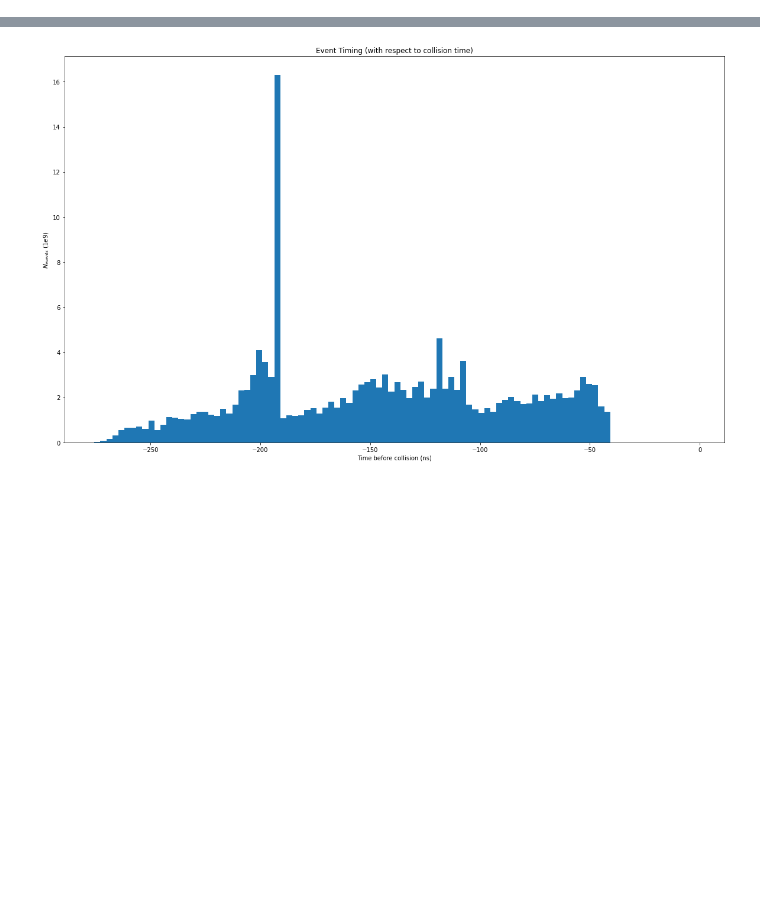
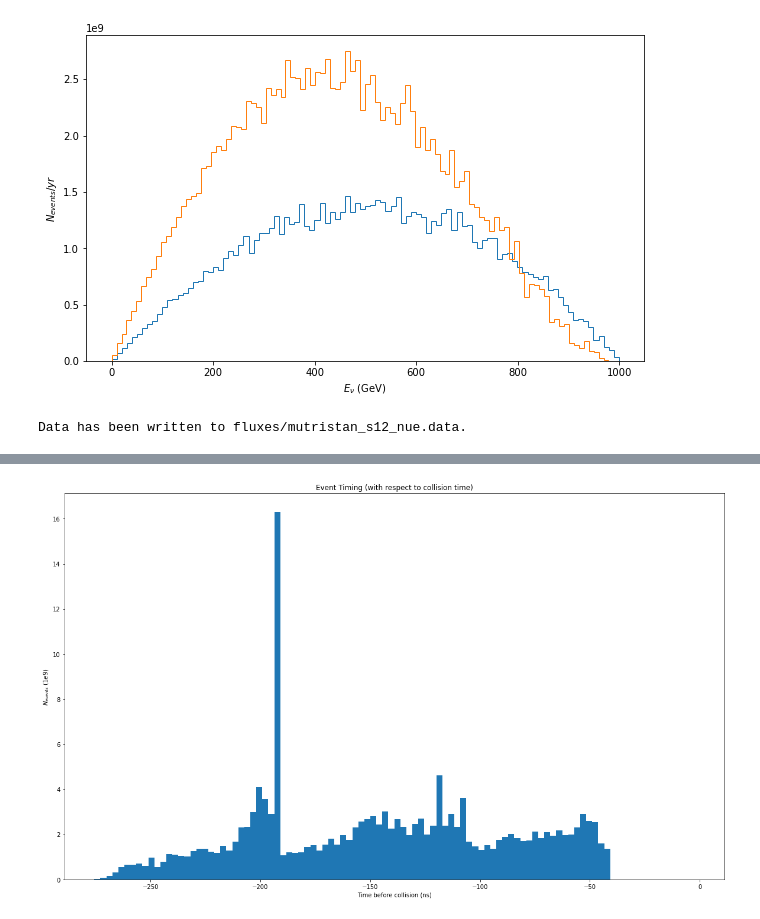
Before and after one commit to mhostert/BIN_MC, a Jupyter notebook: notizbuch_mit_genie.ipynb, the cells around one changed output, grey strips where cells are left out. Saved outputs shown, nothing was run; the diff lists cells and outputs as text; code cells hidden in the pictures; blank space fills up the shorter version.

```diff
--- a/notizbuch_mit_genie.ipynb
+++ b/notizbuch_mit_genie.ipynb
@@ -23,0 +8,2 @@ Total Count: 1.69e+11 events; took 0.828 s
+# %%
+sim = SimulateDetector(param = 'mutristan s', N_evals = 1e6)
@@ -23,0 +14,2 @@ Total Count: 1.69e+11 events; took 0.828 s
+# %%
+sim.run(collision = 'mu+e-', Lss = 12)
@@ -24,3 +36,12 @@ Total Count: 1.69e+11 events; took 0.828 s
+# %%
+sim.energies(part = 'numubar', fs = (10,6))
+sim.energies(part = 'nue', fs = None)
+# %% [output]
+[figure, added]
+# %%
+sim.get_GENIE_flux('mutristan_s12_nue', part = 'nue')
+# %% [output]
+Data has been written to fluxes/mutristan_s12_nue.data.
 # %%
 import os
 import subprocess
```
Also changed, not shown: parts of 9 cells of this notebook, 5 other files.
